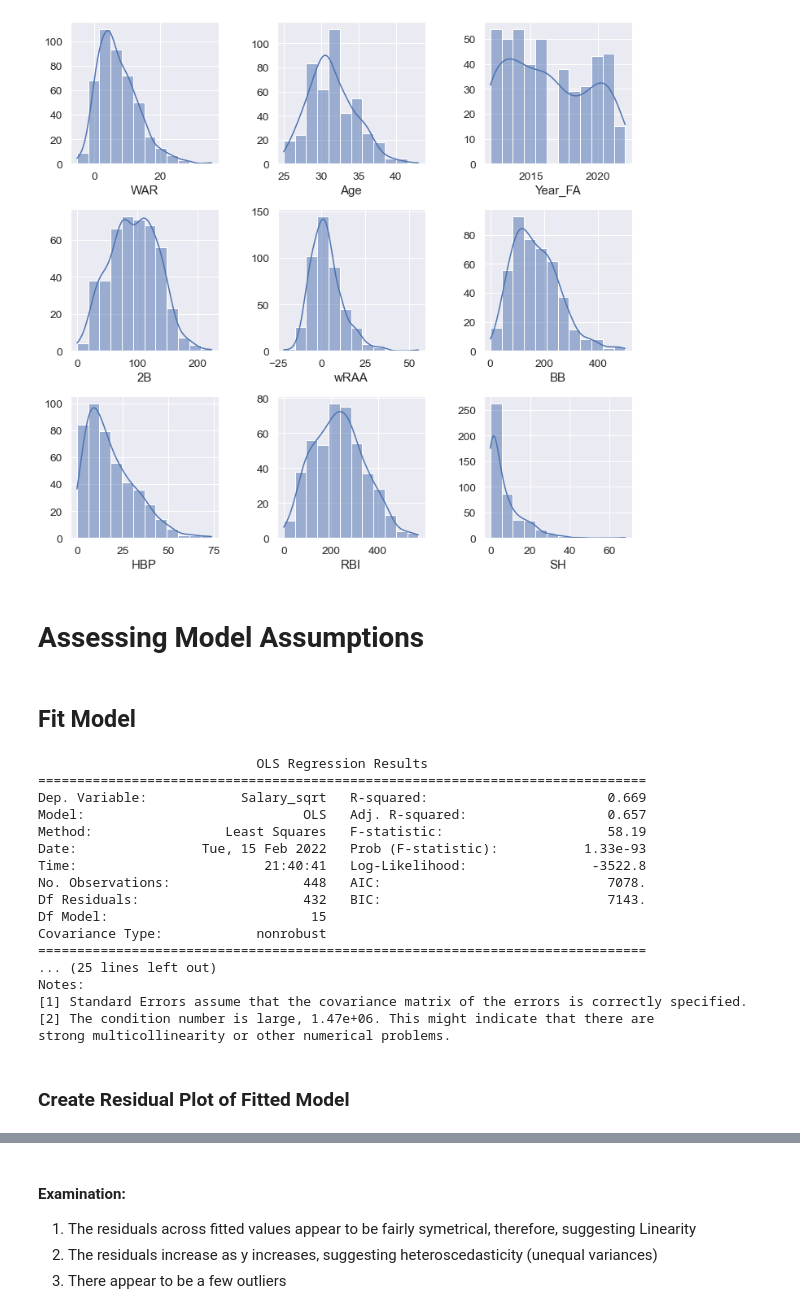
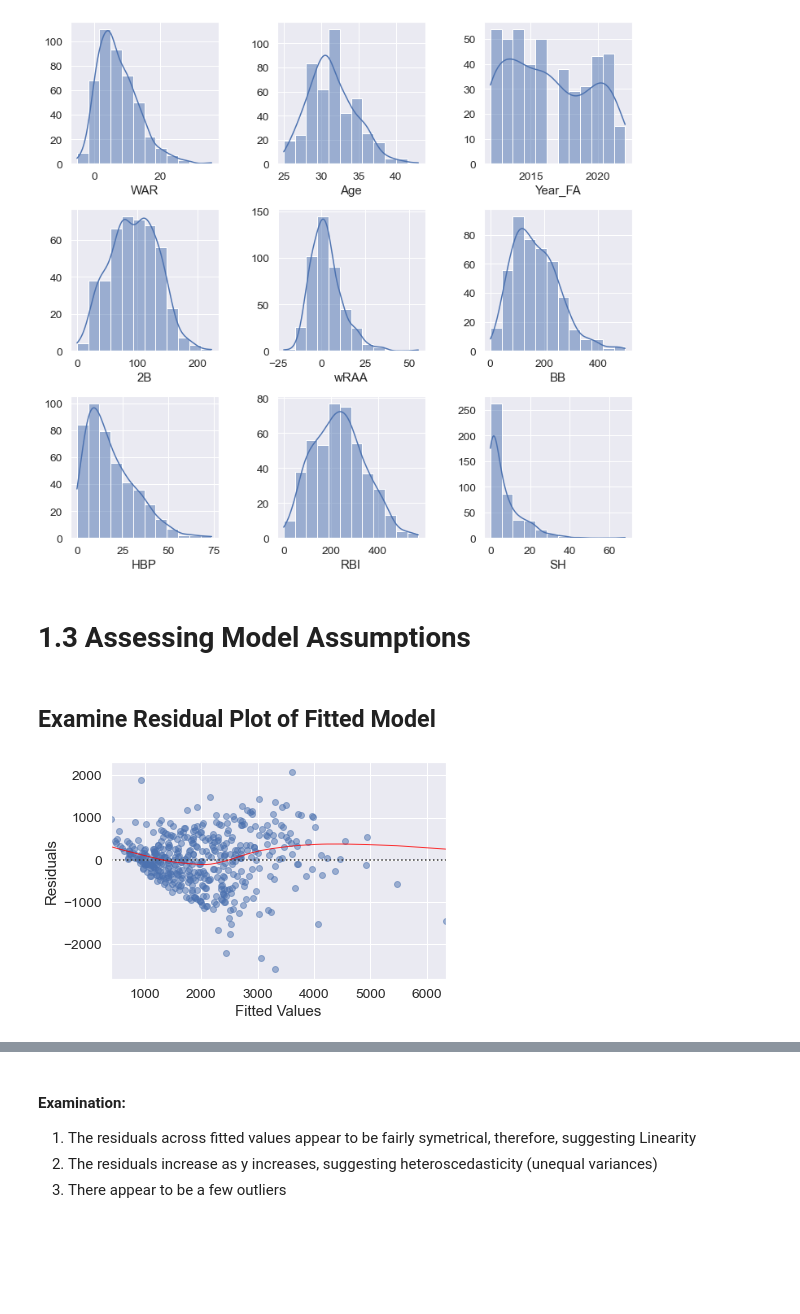
Before and after one commit to cj0121/mlb-salary-prediction, a Jupyter notebook: main.ipynb, the cells around one changed output, grey strips where cells are left out. Cells and saved outputs as stored; diff of their text form; code cells hidden in the pictures; blank space fills up the shorter version.

```diff
--- a/main.ipynb
+++ b/main.ipynb
@@ -85,0 +87,8 @@ test_df shape: (113, 43)
+# %%
+predictors_full = ['Age', '1B_pos', '2B_pos', '3B_pos', 'C_pos',
+       'DH_pos', 'SS_pos', 'G', 'PA', 'AB', 'R', 'H', '1B', '2B', '3B',
+       'HR', 'TB', 'RBI', 'BB', 'SO', 'HBP', 'IBB', 'SB', 'CS', 'GDP',
+       'SH', 'SF', 'AVG', 'OBP', 'SLG', 'OPS', 'ISO', 'BABIP', 'wRAA',
+       'wRC+', 'WPA', 'WAR', 'Year_FA']
+results = func.fit_ols(predictors_full, 'Salary', train_df)
+print(results.summary())
@@ -115,4 +139,0 @@ Kurtosis: 0.10750803800455033
-# %%
-xt, _ = stats.boxcox(train_df['Salary'])
-train_df['Salary_bc'] = xt
-func.normality_check('Salary_bc', train_df)
@@ -206,36 +223,22 @@ for a in range(3):
 # %% [output]
 [figure]
 # %% [markdown]
-# Assessing Model Assumptions
+# 1.3 Assessing Model Assumptions
 # %% [markdown]
-## Fit Model
+## Examine Residual Plot of Fitted Model
 # %%
 predictors_long = ['WAR', 'Age', 'Year_FA', '2B', 'wRAA', 'BB', 'HBP', 'RBI', 'SH', '1B_pos', '2B_pos', '3B_pos', 'C_pos',
        'DH_pos', 'SS_pos']
 
-X = train_df[predictors_long]
-y = train_df[response]
-X = sm.add_constant(X)
-model = sm.OLS(y, X)
-results = model.fit()
-print(results.summary())
+results = func.fit_ols(predictors_long, 'Salary_sqrt', train_df)
+
+fig, ax = plt.subplots()
+fig.set_size_inches(6, 4)
+sns.residplot(x=results.fittedvalues, y=results.resid, ax=ax,
+                    lowess=True,
+                    scatter_kws={'alpha': 0.5},
+                    line_kws={'color': 'red', 'lw': 1, 'alpha': 0.8})
+ax.set(ylabel='Residuals', xlabel='Fitted Values')
+plt.show()
 # %% [output]
-                            OLS Regression Results
-==============================================================================
-Dep. Variable:            Salary_sqrt   R-squared:                       0.669
-Model:                            OLS   Adj. R-squared:                  0.657
-Method:                 Least Squares   F-statistic:                     58.19
-Date:                Tue, 15 Feb 2022   Prob (F-statistic):           1.33e-93
-Time:                        21:40:41   Log-Likelihood:                -3522.8
-No. Observations:                 448   AIC:                             7078.
-Df Residuals:                     432   BIC:                             7143.
-Df Model:                          15
-Covariance Type:            nonrobust
-==============================================================================
-... (25 lines left out)
-Notes:
-[1] Standard Errors assume that the covariance matrix of the errors is correctly specified.
-[2] The condition number is large, 1.47e+06. This might indicate that there are
-strong multicollinearity or other numerical problems.
+[figure, added]
-# %% [markdown]
-### Create Residual Plot of Fitted Model
```
Also changed, not shown: parts of 60 cells of this notebook.
